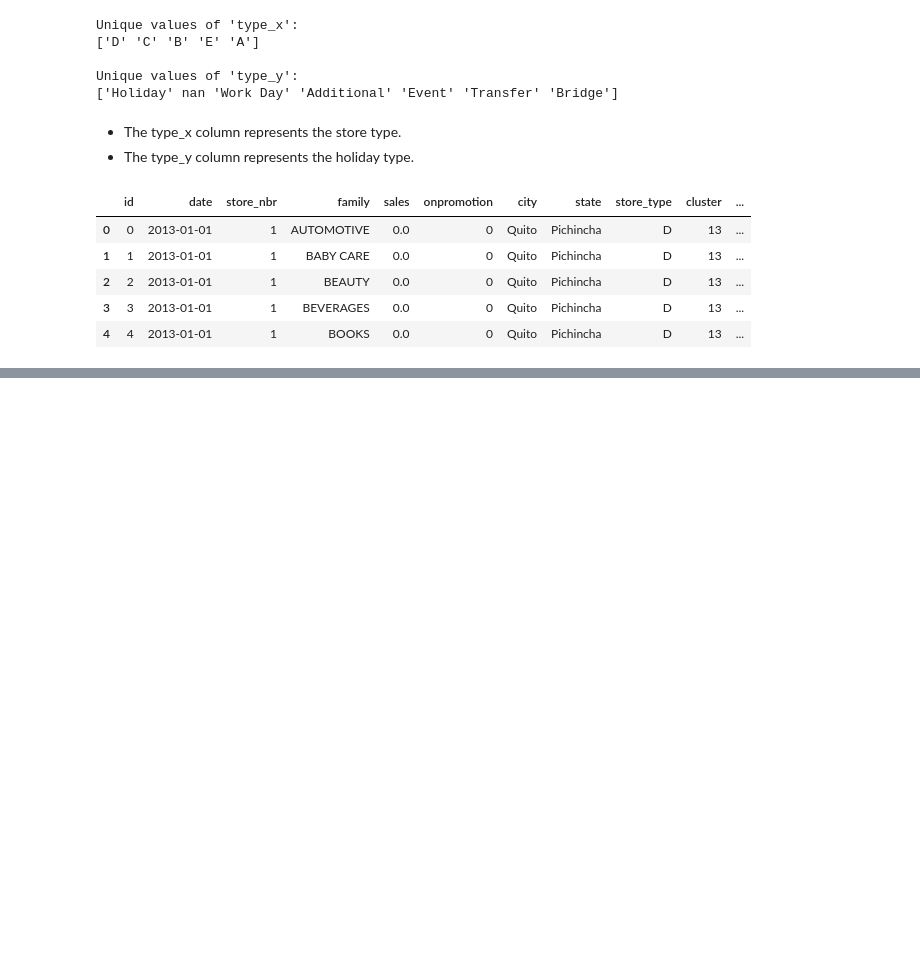
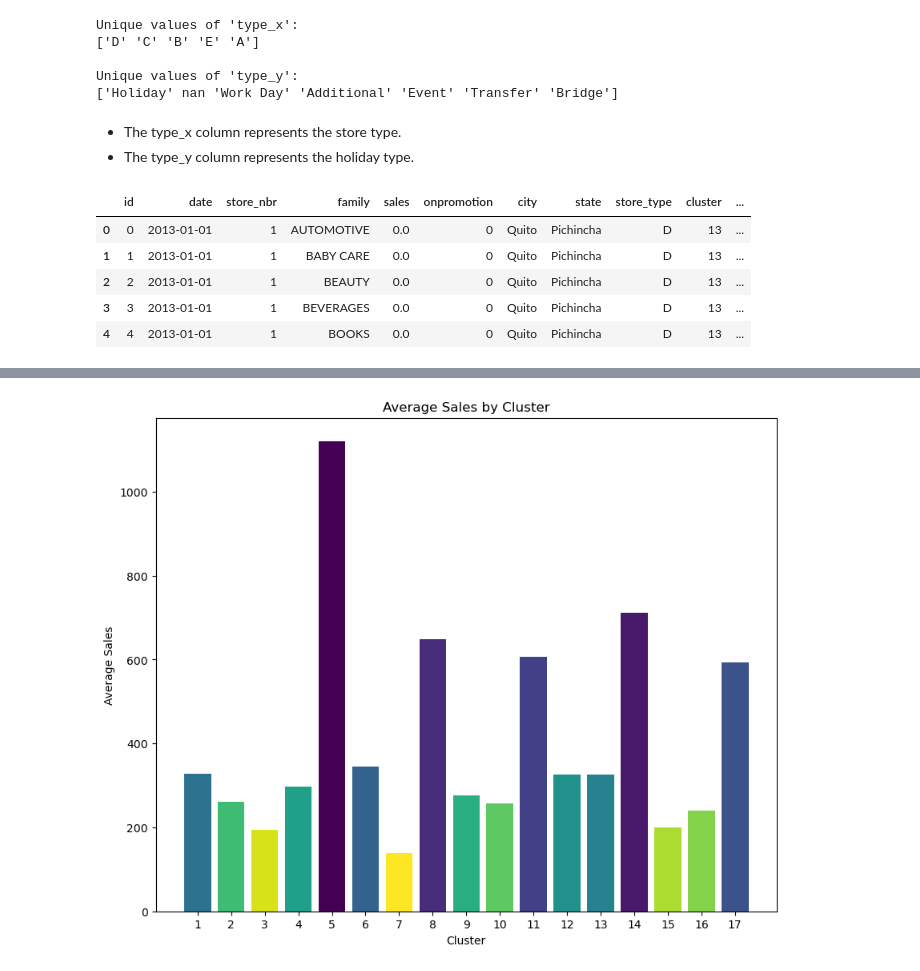
Before and after one commit to rasmodev/Time-Series-Forecasting---ML-Regression-Project, a Jupyter notebook: Regression_Time_Series.ipynb, the cells around one changed output, grey strips where cells are left out. Cells and saved outputs as stored; diff of their text form; code cells hidden in the pictures; blank space fills up the shorter version.

```diff
--- a/Regression_Time_Series.ipynb
+++ b/Regression_Time_Series.ipynb
@@ -629,0 +641,34 @@ To proceed with imputing the missing values, we can use the SimpleImputer class
+# %%
+# Group by cluster and calculate the average sales
+average_sales_by_cluster = merged_df.groupby('cluster')['sales'].mean()
+
+# Group by city and calculate the average sales
+average_sales_by_city = merged_df.groupby('city')['sales'].mean()
+
+# Group by state and calculate the average sales
+average_sales_by_state = merged_df.groupby('state')['sales'].mean()
+
+# Group by store type and calculate the average sales
+average_sales_by_store_type = merged_df.groupby('store_type')['sales'].mean()
+
+# Set the number of bars in each plot
+num_bars = len(average_sales_by_cluster)
+
+# Generate the colors using the viridis palette
+colors = plt.cm.viridis(np.linspace(0, 1, num_bars))
+# %%
+# Sort the data by average sales in descending order
+average_sales_by_cluster = average_sales_by_cluster.sort_values(ascending=False)
+
+# Plot the average sales by cluster
+plt.figure(figsize=(10, 8))
+plt.bar(average_sales_by_cluster.index, average_sales_by_cluster.values, color=colors)
+plt.xlabel('Cluster')
+plt.ylabel('Average Sales')
+plt.title('Average Sales by Cluster')
+
+# Set the x-tick labels as integers
+plt.xticks(range(1, len(average_sales_by_cluster.index) + 1))
+plt.show()
+# %% [output]
+[figure, added]
```
Also changed, not shown: parts of 56 cells of this notebook.
